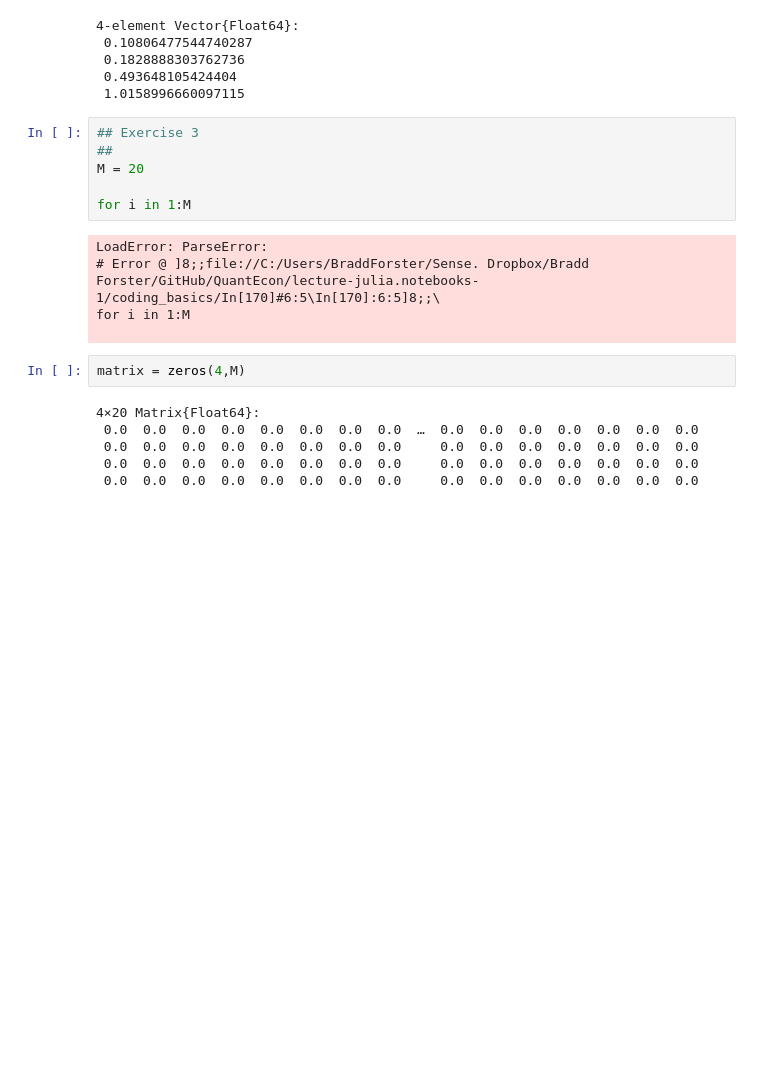
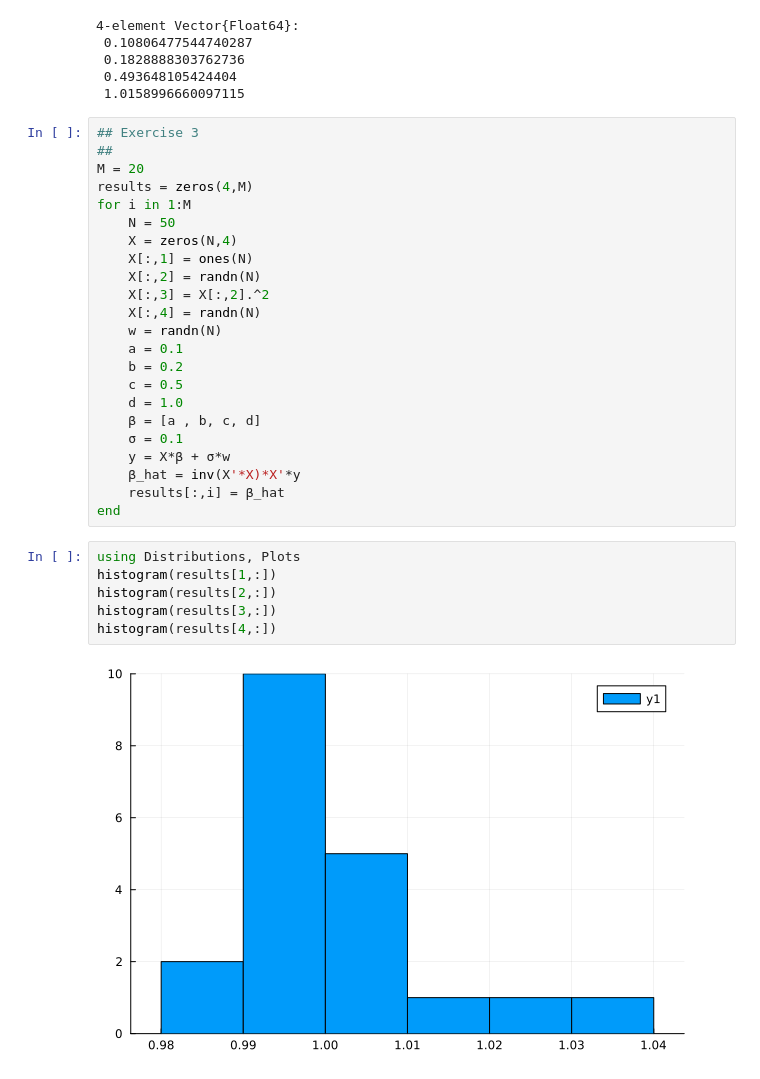
Before and after one commit to BraddWForster/learning_julia, a Jupyter notebook: coding_basics/Lesson 4.ipynb, the cells around one changed output. Cells and saved outputs as stored; diff of their text form; blank space fills up the shorter version.

```diff
--- a/coding_basics/Lesson 4.ipynb
+++ b/coding_basics/Lesson 4.ipynb
@@ -1272,18 +1272,30 @@ y = X*β + σ*w
 ## Exercise 3
 ##
 M = 20
-
+results = zeros(4,M)
 for i in 1:M
+    N = 50
+    X = zeros(N,4)
+    X[:,1] = ones(N)
+    X[:,2] = randn(N)
+    X[:,3] = X[:,2].^2
+    X[:,4] = randn(N)
+    w = randn(N)
+    a = 0.1
+    b = 0.2
+    c = 0.5
+    d = 1.0
+    β = [a , b, c, d]
+    σ = 0.1
+    y = X*β + σ*w
+    β_hat = inv(X'*X)*X'*y
+    results[:,i] = β_hat
+end
-# %% [output]
-LoadError: ParseError:
-# Error @ ]8;;file://C:/Users/BraddForster/Sense. Dropbox/Bradd Forster/GitHub/QuantEcon/lecture-julia.notebooks-1/coding_basics/In[170]#6:5\In[170]:6:5]8;;\
-for i in 1:M
-
-# %%
-matrix = zeros(4,M)
-# %% [output]
-4×20 Matrix{Float64}:
- 0.0  0.0  0.0  0.0  0.0  0.0  0.0  0.0  …  0.0  0.0  0.0  0.0  0.0  0.0  0.0
- 0.0  0.0  0.0  0.0  0.0  0.0  0.0  0.0     0.0  0.0  0.0  0.0  0.0  0.0  0.0
- 0.0  0.0  0.0  0.0  0.0  0.0  0.0  0.0     0.0  0.0  0.0  0.0  0.0  0.0  0.0
- 0.0  0.0  0.0  0.0  0.0  0.0  0.0  0.0     0.0  0.0  0.0  0.0  0.0  0.0  0.0
+# %%
+using Distributions, Plots
+histogram(results[1,:])
+histogram(results[2,:])
+histogram(results[3,:])
+histogram(results[4,:])
+# %% [output]
+[figure, added]
```
